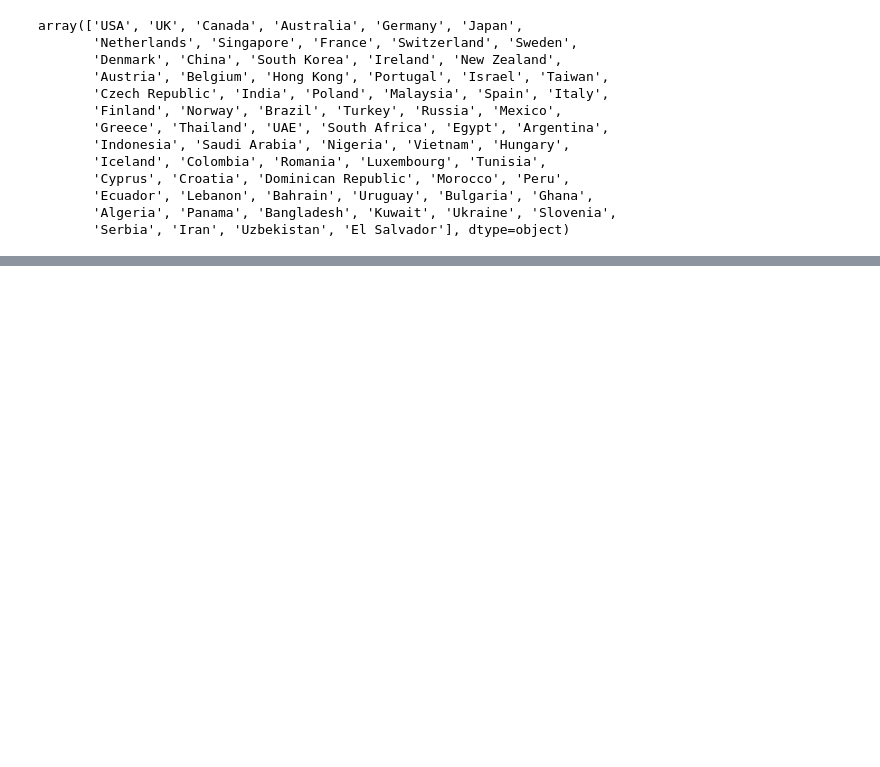
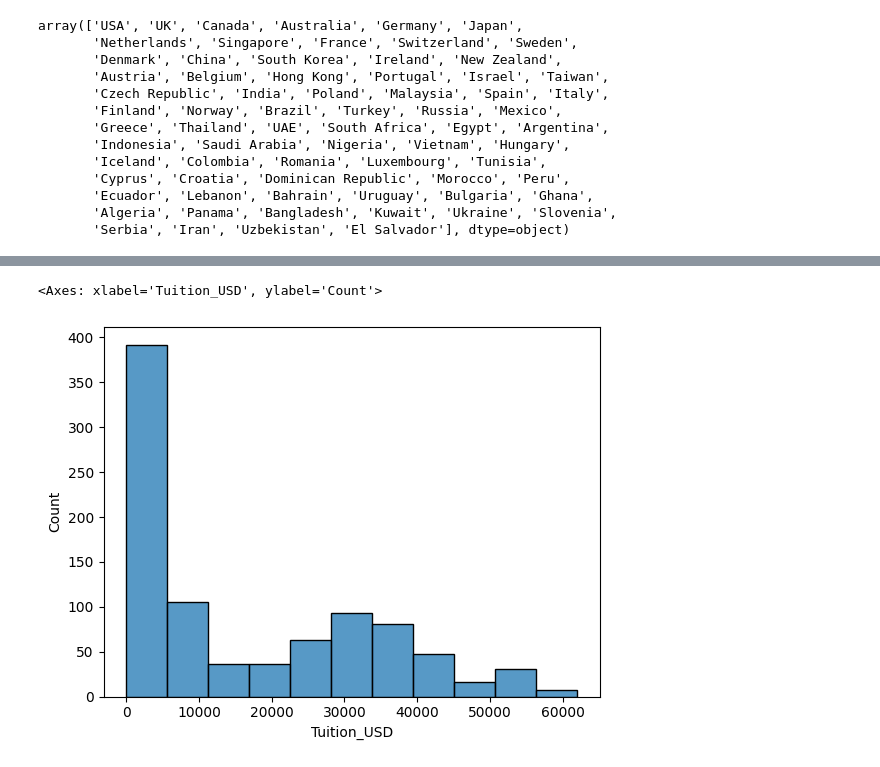
Before and after one commit to ashuwebdevloper/GEN-AI, a Jupyter notebook: ML/demo_ML_Project.ipynb, the cells around one changed output, grey strips where cells are left out. Saved outputs shown, nothing was run; the diff lists cells and outputs as text; code cells hidden in the pictures; blank space fills up the shorter version.

```diff
--- a/ML/demo_ML_Project.ipynb
+++ b/ML/demo_ML_Project.ipynb
@@ -104,0 +311,5 @@ df[df['Country'] == 'India']
+# %%
+sns.histplot(data=df, x='Tuition_USD')
+# %% [output]
+<Axes: xlabel='Tuition_USD', ylabel='Count'>
+[figure, added]
```
Also changed, not shown: parts of 37 cells of this notebook.
